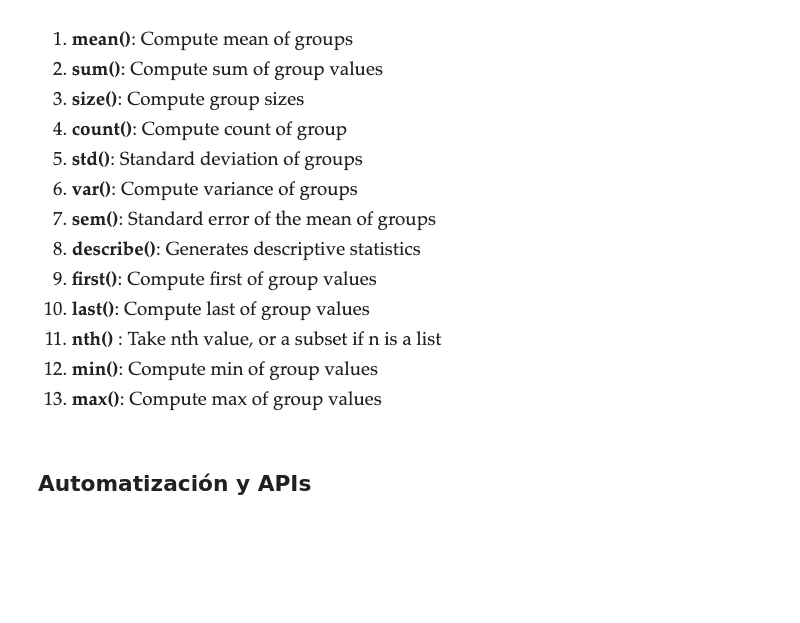
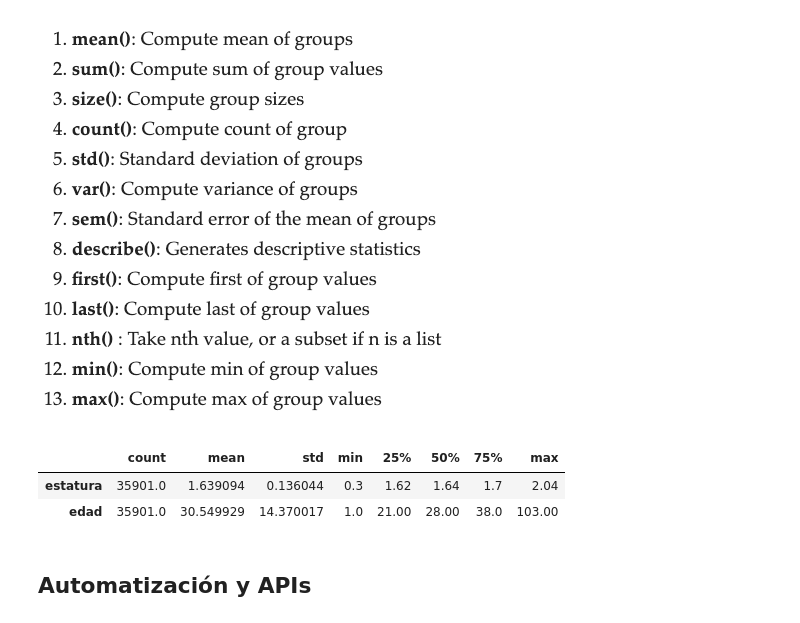
Before and after one commit to MinervaNunez/Proyecto-de-Python-BEDU, a Jupyter notebook: Proyecto_Equipo_8.ipynb, the cells around one changed output. Cells and saved outputs as stored; diff of their text form; code cells hidden in the pictures; blank space fills up the shorter version.

```diff
--- a/Proyecto_Equipo_8.ipynb
+++ b/Proyecto_Equipo_8.ipynb
@@ -780,7 +779,7 @@ dtype: int64
 # %% [markdown]
 Aplicaremos una transformación similar en nuestra columna de edades, convirtiendo nuestros valores a enteros.
 # %%
-df['Edad'] = df['Edad'].astype('Int64')
+df['Edad'] = df['Edad'].astype('Int64', errors='ignore')
 # %% [markdown]
 > Ahora todas nuestras edades están representadas en enteros.
 # %% [markdown]
@@ -949,6 +948,12 @@ df
 ### Agregaciones
 # %% [markdown]
 ![image.png](attachment:image.png)
+# %%
+df.describe().T
+# %% [output]
+|  | count | mean | std | min | 25% | 50% | 75% | max |
+| estatura | 35901.0 | 1.639094 | 0.136044 | 0.3 | 1.62 | 1.64 | 1.7 | 2.04 |
+| edad | 35901.0 | 30.549929 | 14.370017 | 1.0 | 21.00 | 28.00 | 38.0 | 103.00 |
 # %% [markdown]
 ## Automatización y APIs
 # %% [markdown]
```
Also changed, not shown: parts of 28 cells of this notebook.
